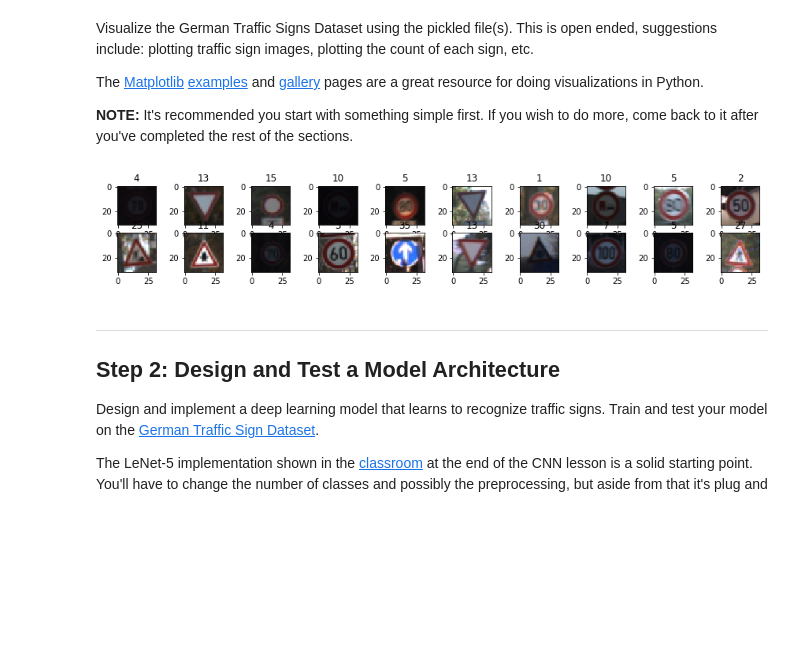
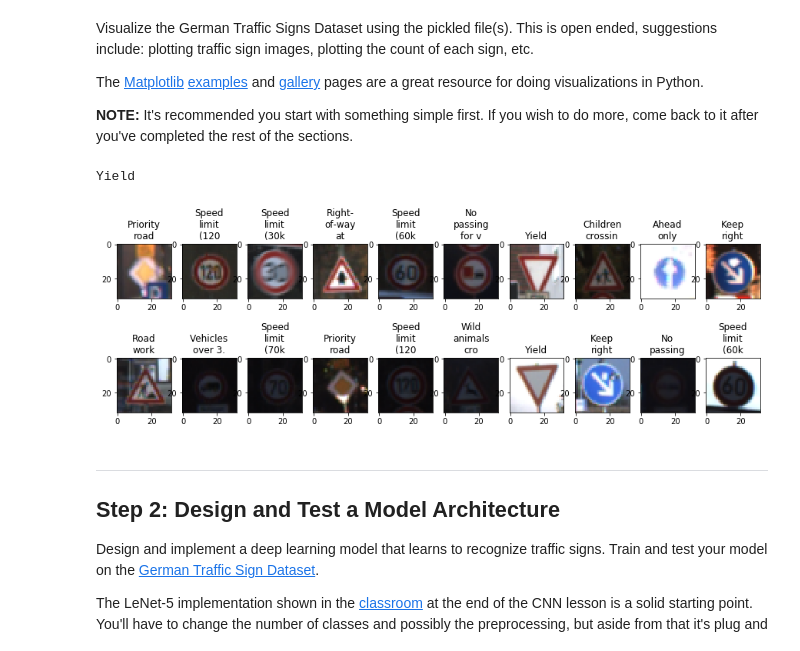
Before and after one commit to game-of-drones/CarND-Traffic-Sign-Classifier-Project, a Jupyter notebook: Traffic_Sign_Classifier.ipynb, the cells around one changed output. Saved outputs shown, nothing was run; the diff lists cells and outputs as text; code cells hidden in the pictures; blank space fills up the shorter version.

Commit message:
Fixed bug on evaluation. Added title in visualization

```diff
--- a/Traffic_Sign_Classifier.ipynb
+++ b/Traffic_Sign_Classifier.ipynb
@@ -94,22 +94,35 @@ Visualize the German Traffic Signs Dataset using the pickled file(s). This is op
 The [Matplotlib](http://matplotlib.org/) [examples](http://matplotlib.org/examples/index.html) and [gallery](http://matplotlib.org/gallery.html) pages are a great resource for doing visualizations in Python.
 
 **NOTE:** It's recommended you start with something simple first. If you wish to do more, come back to it after you've completed the rest of the sections.
+# %%
+import csv
+with open('signnames.csv',mode='r') as infile:
+    reader=csv.reader(infile)
+    next(reader)
+    label_to_name={int(rows[0]):rows[1] for rows in reader}
+
+print(label_to_name[13])
+# %% [output]
+Yield
 # %%
 ### Data exploration visualization code goes here.
 ### Feel free to use as many code cells as needed.
 import matplotlib.pyplot as plt
+from textwrap import wrap
 # Visualizations will be shown in the notebook.
 %matplotlib inline
-fig = plt.figure(figsize = (15,2))
+fig = plt.figure(figsize = (15,5))
 
 for i in range(2):
     for j in range(10):
         fig.add_subplot(2,10,i*10+j+1)
         idx = np.random.randint(n_train)
         plt.imshow(X_train[idx])
-        plt.title(str(y_train[idx]))
+        #some names are too long so lets trim and wrap
+        name = label_to_name[y_train[idx]][0:16]
+        plt.title("\n".join(wrap(name,8)))
 # %% [output]
-[figure, old version]
+[figure, new version]
 # %% [markdown]
 ----
 
```
Also changed, not shown: parts of 3 cells of this notebook.
